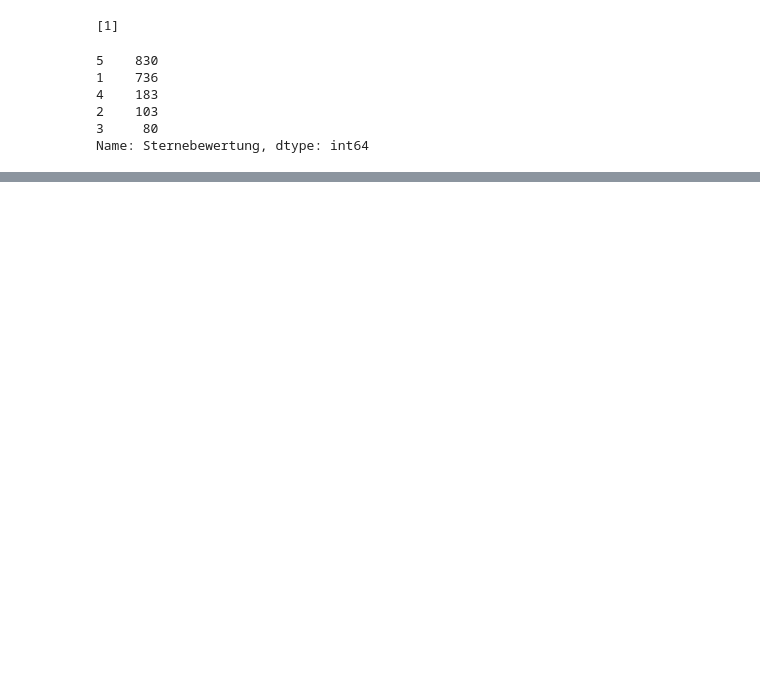
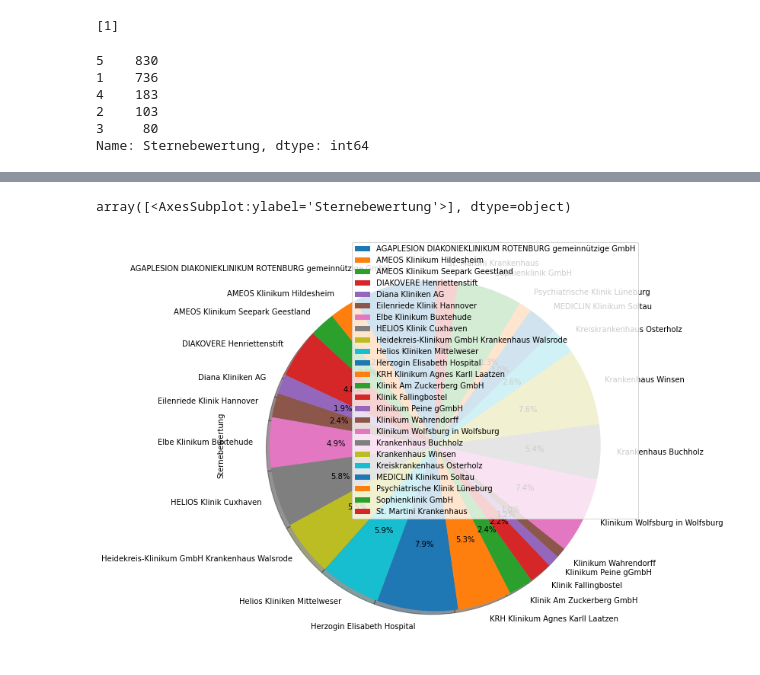
Before and after one commit to githsem/Abschlussprojekt_DataScience-WebTechnology, a Jupyter notebook: GoogleMaps_ Sentimentsanalyse/ML_Modell.ipynb, the cells around one changed output, grey strips where cells are left out. Saved outputs shown, nothing was run; the diff lists cells and outputs as text; code cells hidden in the pictures; blank space fills up the shorter version.

```diff
--- a/GoogleMaps_ Sentimentsanalyse/ML_Modell.ipynb
+++ b/GoogleMaps_ Sentimentsanalyse/ML_Modell.ipynb
@@ -101,0 +123,6 @@ Name: Sternebewertung, dtype: int64
+# %%
+df.groupby(['Name der Klinik']).sum().plot(kind='pie', subplots=True, shadow = True,startangle=90,
+figsize=(15,10), autopct='%1.1f%%')
+# %% [output]
+array([<AxesSubplot:ylabel='Sternebewertung'>], dtype=object)
+[figure, added]
```
Also changed, not shown: parts of 7 cells of this notebook.
